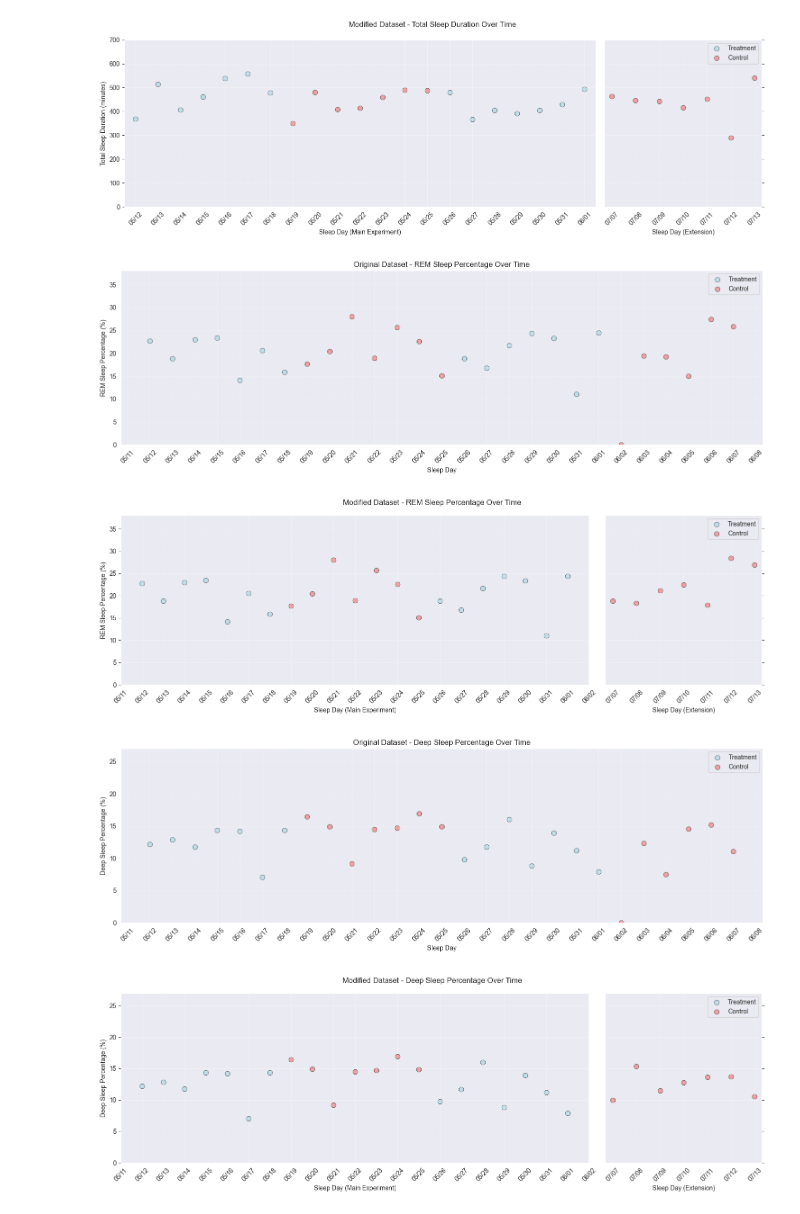
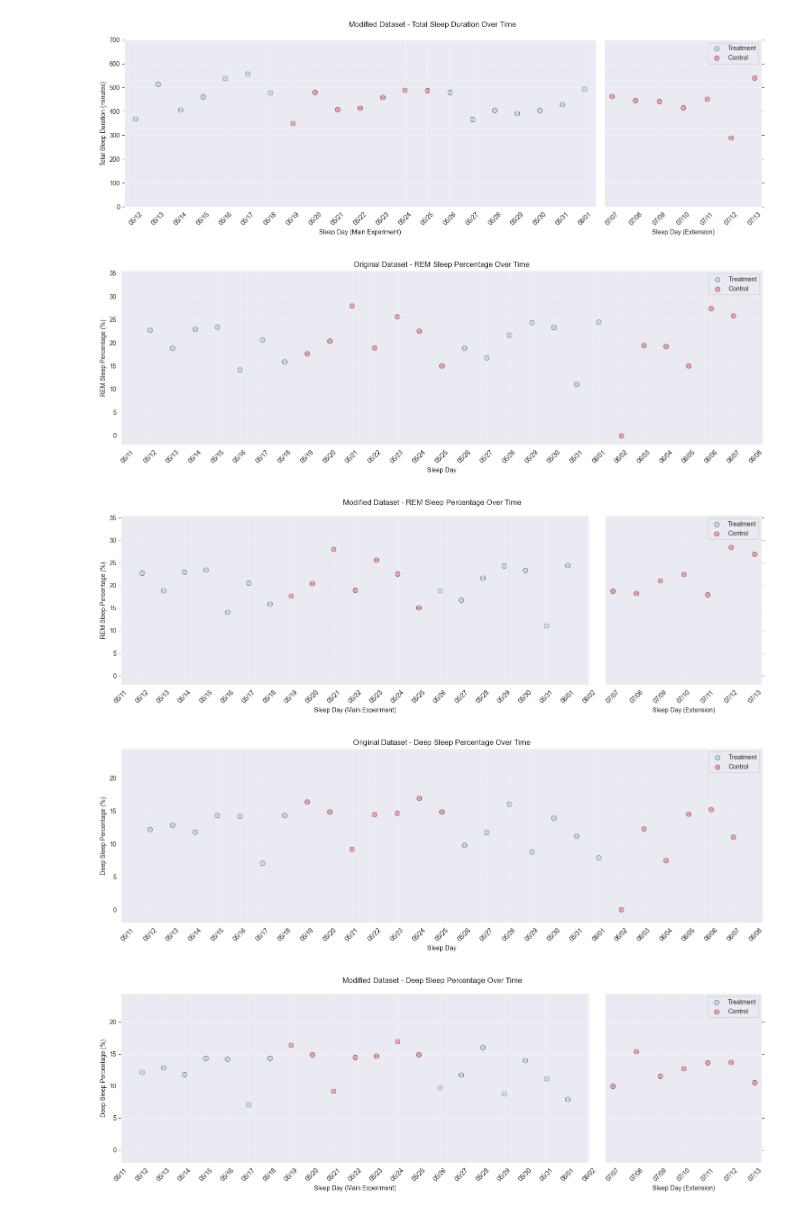
Before and after one commit to cezary17/nof1-analysis-py, a Jupyter notebook: analysis/analyze_data.ipynb, the cells around one changed output. Drawn from its saved outputs; the diff is of its cells as text; code cells hidden in the pictures.

Commit message:
updated scatter plots

```diff
--- a/analysis/analyze_data.ipynb
+++ b/analysis/analyze_data.ipynb
@@ -494,7 +495,7 @@ control_rem_percentage = control_data["rem_sleep_percentage"].to_numpy()
 # Calculate y-axis limits for REM sleep percentage
 all_rem_data = np.concatenate([treatment_rem_percentage, control_rem_percentage])
 rem_min, rem_max = np.min(all_rem_data), np.max(all_rem_data)
-rem_ylim_min, rem_ylim_max = max(0, rem_min - 10), rem_max + 10
+rem_ylim_min, rem_ylim_max = -2, rem_max + 7.5
 
 ax1.scatter(treatment_dates, treatment_rem_percentage, color='lightblue', alpha=0.7, s=60, label='Treatment', edgecolors='black', linewidth=0.5)
 ax1.scatter(control_dates, control_rem_percentage, color='lightcoral', alpha=0.7, s=60, label='Control', edgecolors='black', linewidth=0.5)
@@ -559,35 +560,35 @@ if len(extension_treatment_dates) > 0:
 ax2.spines['right'].set_visible(False)
 ax3.spines['left'].set_visible(False)
 ax2.yaxis.tick_left()
 ax2.tick_params(labelright=False)
 ax3.yaxis.tick_right()
 ax3.tick_params(labelleft=False)
 
 # Format x-axis for broken axis plots
 ax2.xaxis.set_major_locator(mdates.DayLocator())
 ax2.xaxis.set_major_formatter(mdates.DateFormatter('%m/%d'))
 ax3.xaxis.set_major_locator(mdates.DayLocator())
 ax3.xaxis.set_major_formatter(mdates.DateFormatter('%m/%d'))
 
 # Set labels and titles
 ax2.set_xlabel('Sleep Day (Main Experiment)')
 ax2.set_ylabel('REM Sleep Percentage (%)')
 ax3.set_xlabel('Sleep Day (Extension)')
 ax3.legend(loc='upper right')
 ax2.grid(True, alpha=0.3)
 ax3.grid(True, alpha=0.3)
 ax2.tick_params(axis='x', rotation=45)
 ax3.tick_params(axis='x', rotation=45)
 
 # Set overall title
 fig2.suptitle('Modified Dataset - REM Sleep Percentage Over Time')
 
 plt.tight_layout()
 plt.savefig("../figures/sleep_time/rem_sleep_percentage_scatter_plots.png", dpi=300, bbox_inches='tight')
 plt.show()
 # %% [output]
-[figure, old version]
+[figure, new version]
-[figure, old version]
+[figure, new version]
 # %%
 # Create scatter plots showing Deep sleep percentage over time for treatment and control groups
 
@@ -602,7 +603,7 @@ control_deep_percentage = control_data["deep_sleep_percentage"].to_numpy()
 # Calculate y-axis limits for Deep sleep percentage
 all_deep_data = np.concatenate([treatment_deep_percentage, control_deep_percentage])
 deep_min, deep_max = np.min(all_deep_data), np.max(all_deep_data)
-deep_ylim_min, deep_ylim_max = max(0, deep_min - 10), deep_max + 10
+deep_ylim_min, deep_ylim_max = -2, deep_max + 7.5
 
 ax1.scatter(treatment_dates, treatment_deep_percentage, color='lightblue', alpha=0.7, s=60, label='Treatment', edgecolors='black', linewidth=0.5)
 ax1.scatter(control_dates, control_deep_percentage, color='lightcoral', alpha=0.7, s=60, label='Control', edgecolors='black', linewidth=0.5)
@@ -687,8 +688,8 @@ plt.tight_layout()
 plt.savefig("../figures/sleep_time/deep_sleep_percentage_scatter_plots.png", dpi=300, bbox_inches='tight')
 plt.show()
 # %% [output]
-[figure, old version]
+[figure, new version]
-[figure, old version]
+[figure, new version]
 # %%
 # Create scatter plots showing Core sleep percentage over time for treatment and control groups
 
```
Also changed, not shown: parts of 2 cells of this notebook, 8 other files.
